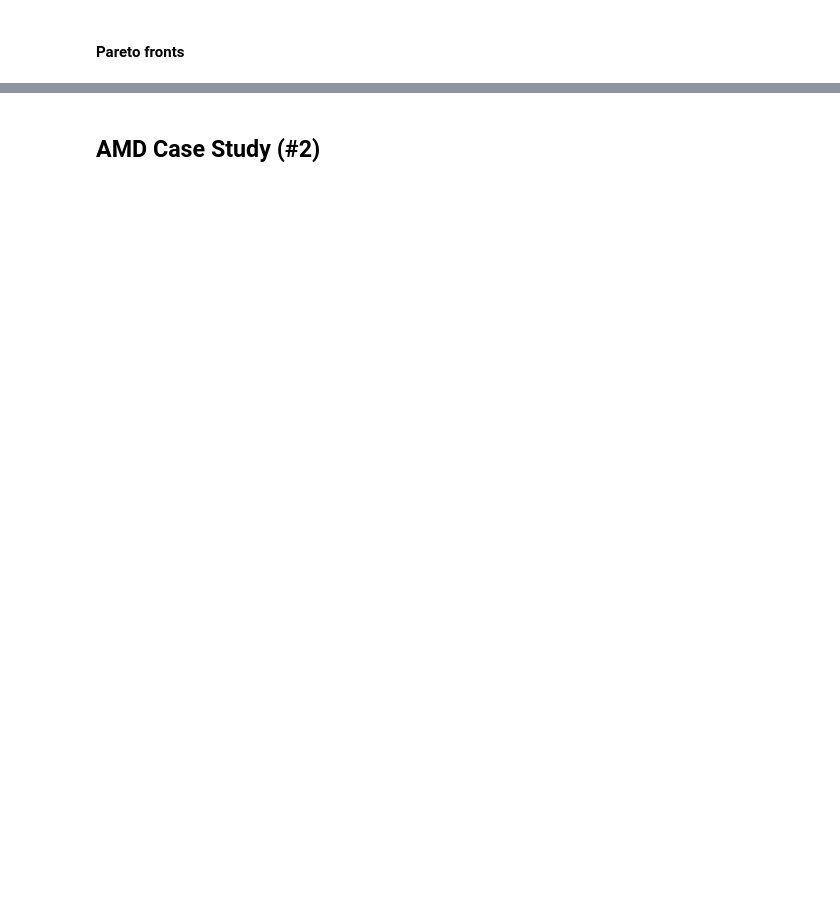
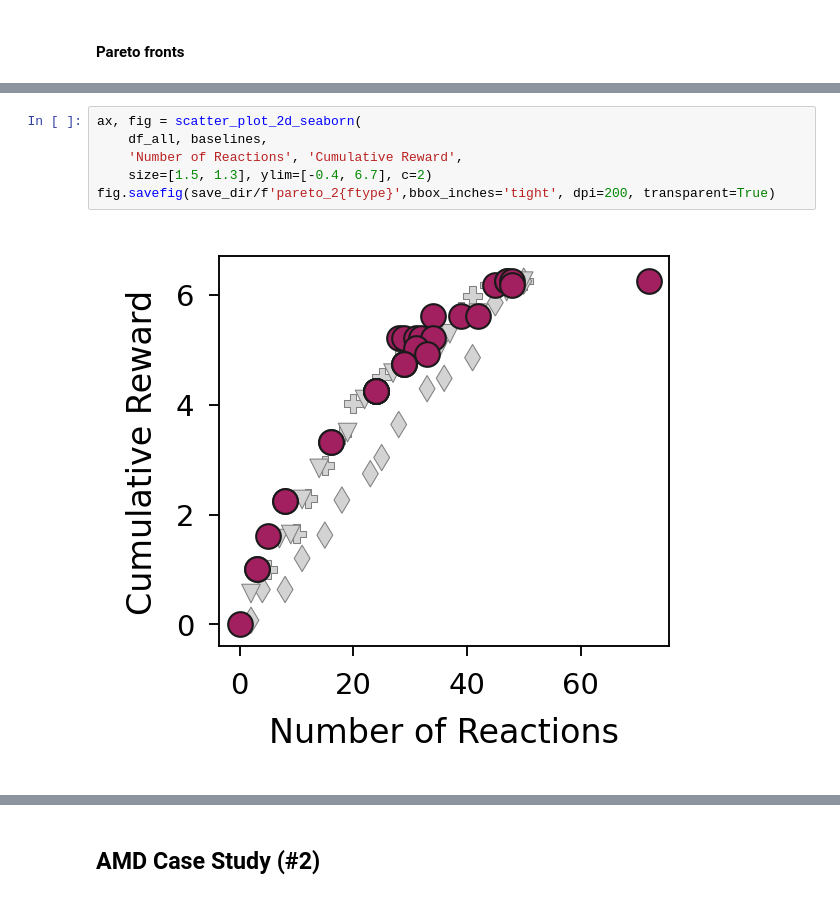
Before and after one commit to coleygroup/sparrow, a Jupyter notebook: notebooks/analyze_results.ipynb, the cells around one changed output, grey strips where cells are left out. Drawn from its saved outputs; the diff is of its cells as text; blank space fills up the shorter version.

```diff
--- a/notebooks/analyze_results.ipynb
+++ b/notebooks/analyze_results.ipynb
@@ -186 +169,9 @@ df_3
+# %%
+ax, fig = scatter_plot_2d_seaborn(
+    df_all, baselines,
+    'Number of Reactions', 'Cumulative Reward',
+    size=[1.5, 1.3], ylim=[-0.4, 6.7], c=2)
+fig.savefig(save_dir/f'pareto_2{ftype}',bbox_inches='tight', dpi=200, transparent=True)
+# %% [output]
+[figure, added]
 # %%
```
Also changed, not shown: parts of 28 cells of this notebook, 15 other files.
